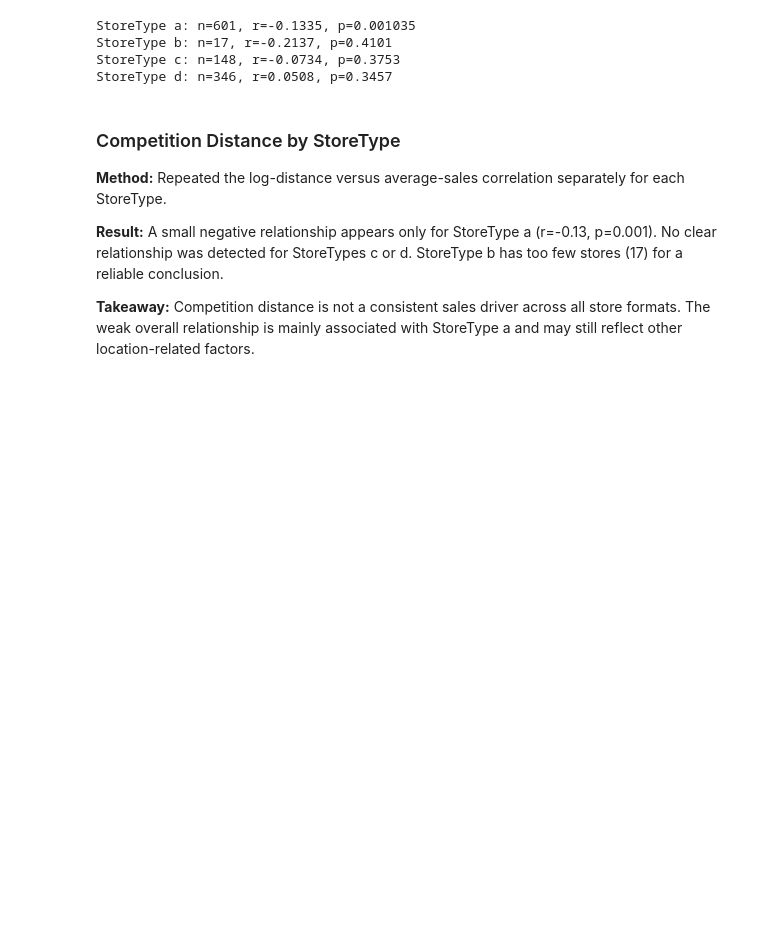
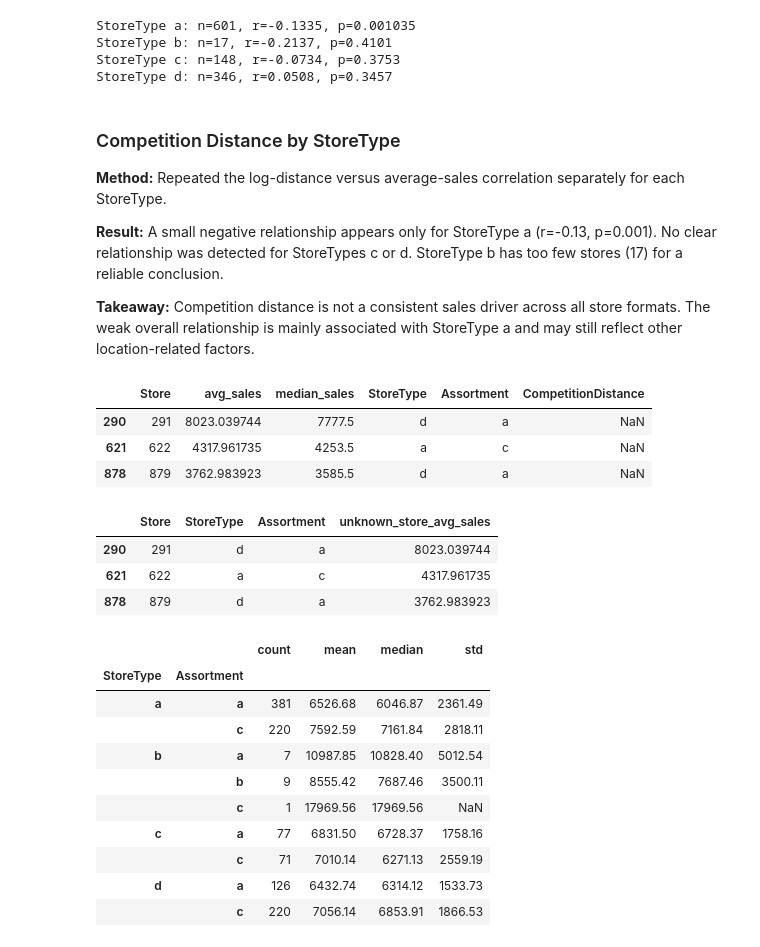
Before and after one commit to Aliraza-Amjad-Shaikh/demand-lens, a Jupyter notebook: notebooks/02_eda.ipynb, the cells around one changed output. Drawn from its saved outputs; the diff is of its cells as text; code cells hidden in the pictures; blank space fills up the shorter version.

Commit message:
Identified the relation between the CompetitionDistance nulls

```diff
--- a/notebooks/02_eda.ipynb
+++ b/notebooks/02_eda.ipynb
@@ -366,3 +366,42 @@ StoreType d: n=346, r=0.0508, p=0.3457
 **Result:** A small negative relationship appears only for StoreType a (r=-0.13, p=0.001). No clear relationship was detected for StoreTypes c or d. StoreType b has too few stores (17) for a reliable conclusion.
 
 **Takeaway:** Competition distance is not a consistent sales driver across all store formats. The weak overall relationship is mainly associated with StoreType a and may still reflect other location-related factors.
+# %%
+unknown_distance_stores = (store_level[store_level['CompetitionDistance'].isna()].sort_values('Store'))
+
+unknown_distance_stores
+# %% [output]
+|  | Store | avg_sales | median_sales | StoreType | Assortment | CompetitionDistance |
+| 290 | 291 | 8023.039744 | 7777.5 | d | a | NaN |
+| 621 | 622 | 4317.961735 | 4253.5 | a | c | NaN |
+| 878 | 879 | 3762.983923 | 3585.5 | d | a | NaN |
+# %%
+unknown_store_profiles = (unknown_distance_stores[['Store', 'StoreType', 'Assortment', 'avg_sales']].rename(columns={'avg_sales': 'unknown_store_avg_sales'}))
+
+unknown_store_profiles
+# %% [output]
+|  | Store | StoreType | Assortment | unknown_store_avg_sales |
+| 290 | 291 | d | a | 8023.039744 |
+| 621 | 622 | a | c | 4317.961735 |
+| 878 | 879 | d | a | 3762.983923 |
+# %%
+comparison_by_segment = (
+    store_level_clean
+    .groupby(['StoreType', 'Assortment'])['avg_sales']
+    .agg(['count', 'mean', 'median', 'std'])
+    .round(2)
+)
+
+comparison_by_segment
+# %% [output]
+|  |  | count | mean | median | std |
+| StoreType | Assortment |  |  |  |  |
+| a | a | 381 | 6526.68 | 6046.87 | 2361.49 |
+|  | c | 220 | 7592.59 | 7161.84 | 2818.11 |
+| b | a | 7 | 10987.85 | 10828.40 | 5012.54 |
+|  | b | 9 | 8555.42 | 7687.46 | 3500.11 |
+|  | c | 1 | 17969.56 | 17969.56 | NaN |
+| c | a | 77 | 6831.50 | 6728.37 | 1758.16 |
+|  | c | 71 | 7010.14 | 6271.13 | 2559.19 |
+| d | a | 126 | 6432.74 | 6314.12 | 1533.73 |
+|  | c | 220 | 7056.14 | 6853.91 | 1866.53 |
```
Also changed, not shown: parts of 1 cell of this notebook, 1 other file.
